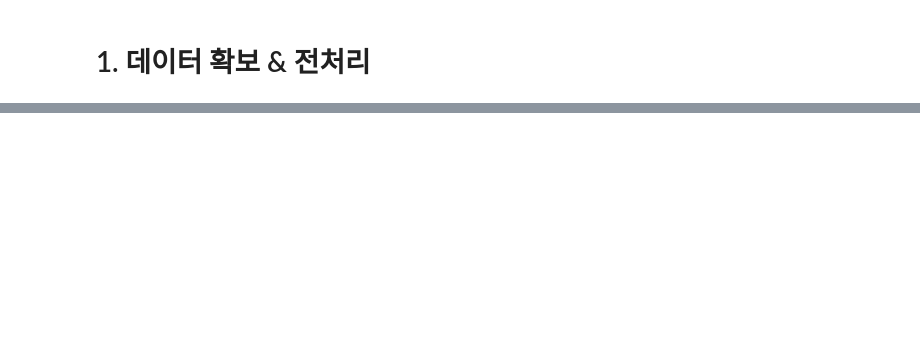
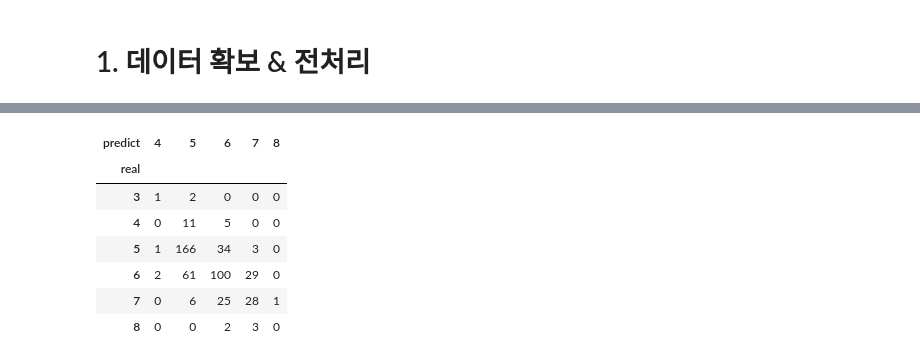
Before and after one commit to Youngsshin/ai_x, a Jupyter notebook: source/05_DeepLearning/09_wine품질등급예측(다중분류).ipynb, the cells around one changed output, grey strips where cells are left out. Cells and saved outputs as stored; diff of their text form; code cells hidden in the pictures; blank space fills up the shorter version.

```diff
--- a/source/05_DeepLearning/09_wine품질등급예측(다중분류).ipynb
+++ b/source/05_DeepLearning/09_wine품질등급예측(다중분류).ipynb
@@ -145,0 +159,34 @@ model.compile(loss='categorical_crossentropy',
+# %%
+%%time
+
+class CustomHistory(Callback): # on_epoch_end()는 각 에포크 종료시 자동 호출
+    def __init__(self): # 생성자 함수
+        self.epoch = 0
+    def on_epoch_end(self, batch, logs={}):
+        self.epoch += 1
+        if self.epoch%5 ==0:
+            print('epoch:{}, loss:{}, acc:{}, val_loss:{}, val_acc:{}'.\
+                 format(self.epoch,
+                        logs.get('loss'),
+                        logs.get('accuracy'),
+                        logs.get('val_loss'),
+                        logs.get('val_accuracy')
+                       ))
+model_save_folder = './model/'
+if not os.path.exists(model_save_folder): # 폴더가 없으면 생성
+    os.mkdir(model_save_folder)
+file = model_save_folder + 'wine-{epoch:03d}-val{val_accuracy:.4f}.h5'
+# 모델 자동저장 콜백
+checkpoint = ModelCheckpoint(filepath=file,          # 저장경로
+                             monitor='val_accuracy', # 모니터링할 지표 'loss', 'accuracy', 'val_loss' 등
+                            save_best_only=True,     # 모니터링 지표가 개선된 경우만 저장. False로 하면 매번 에포크마다 저장
+                            mode='max',         # 값이 클수록 좋을 때, 'min'은 값이 작을수록 좋을 때. auto도 있음
+                            verbose=1)            # 저장 시 로그 출력 (1: 저장시 메세지 출력, 0: 출력 안 함)
+customHistory = CustomHistory()
+earlyStropping = EarlyStopping(patience=20)
+hist = model.fit(X_train, Y_train, epochs=200, batch_size=200,
+                 validation_split=0.2,
+                 callbacks=[earlyStropping,
+                           customHistory,
+                           checkpoint],
+                verbose=0)
@@ -145,0 +242,7 @@ model.compile(loss='categorical_crossentropy',
+# %%
+# 성능 지표(crosstab)
+# Y_test : 0 0 1 0 0 0 (3등급, 4등급, 5등급, 6등급, 7등급, 8등급)
+y = np.argmax(Y_test, axis=1) +3 # Y_test의 실제값(pd.getdummies)
+yhat = model.predict(X_test).argmax(axis=1)+3 # 예측값
+pd.crosstab(y, yhat, rownames=['real'], colnames=['predict'])
+# %% [output]
@@ -145,0 +250,8 @@ model.compile(loss='categorical_crossentropy',
+| predict | 4 | 5 | 6 | 7 | 8 |
+| real |  |  |  |  |  |
+| 3 | 1 | 2 | 0 | 0 | 0 |
+| 4 | 0 | 11 | 5 | 0 | 0 |
+| 5 | 1 | 166 | 34 | 3 | 0 |
+| 6 | 2 | 61 | 100 | 29 | 0 |
+| 7 | 0 | 6 | 25 | 28 | 1 |
+| 8 | 0 | 0 | 2 | 3 | 0 |
```
Also changed, not shown: parts of 24 cells of this notebook, 16 other files.
